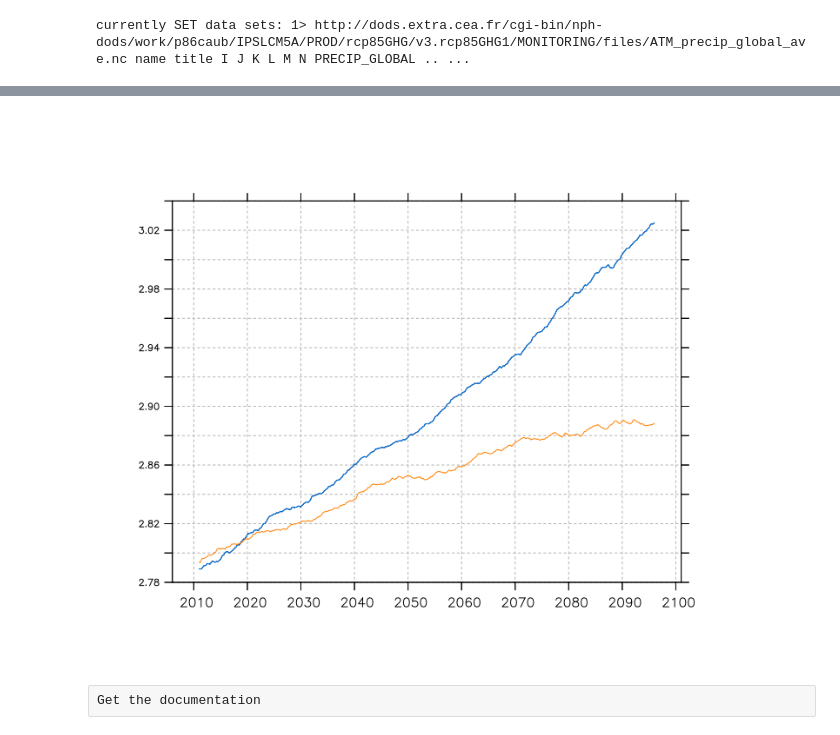
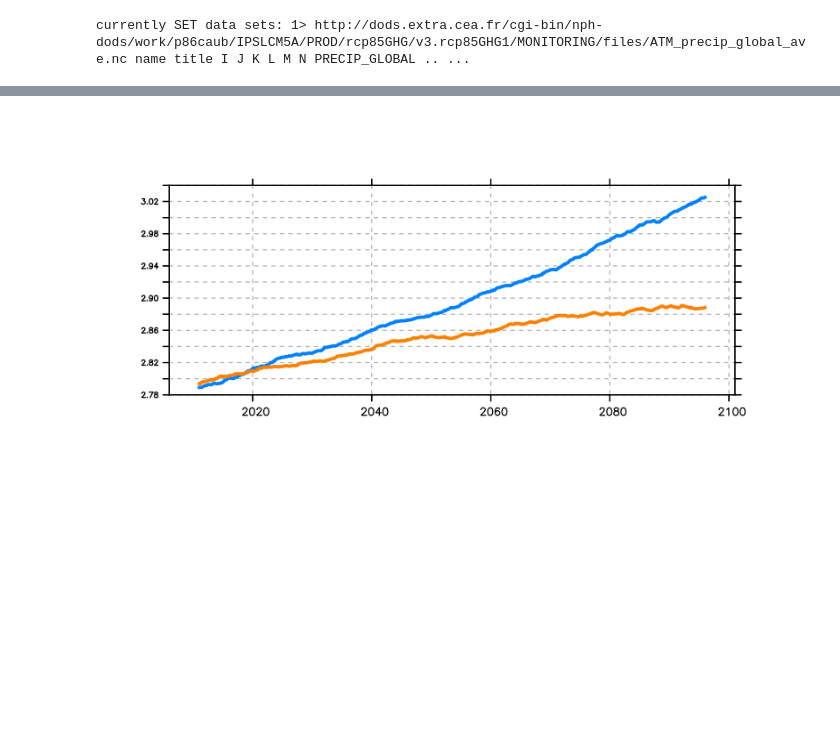
Before and after one commit to PBrockmann/ipython_ferretmagic, a Jupyter notebook: ferretmagic_test04.ipynb, the cells around one changed output, grey strips where cells are left out. Drawn from its saved outputs; the diff is of its cells as text; code cells hidden in the pictures; blank space fills up the shorter version.

```diff
--- a/ferretmagic_test04.ipynb
+++ b/ferretmagic_test04.ipynb
@@ -28,14 +37,11 @@ show data
 # %% [output]
 currently SET data sets: 1> http://dods.extra.cea.fr/cgi-bin/nph-dods/work/p86caub/IPSLCM5A/PROD/rcp85GHG/v3.rcp85GHG1/MONITORING/files/ATM_precip_global_ave.nc name title I J K L M N PRECIP_GLOBAL .. ...
 # %%
-%%ferret -a -s 800,600
-set mode linecolors 20
+%%ferret -a -s 800,400
 ppl color 2, 0, 50, 100
 ppl color 3, 100, 50, 0
-ppl color 8, 70, 70, 70
-plot/nolab/grat=(dash,color=8) PRECIP_GLOBAL[l=@sbx:120,d=1], PRECIP_GLOBAL[l=@sbx:120,d=1], PRECIP_GLOBAL[l=@sbx:120,d=2]
+ppl color 6, 70, 70, 70
+plot/nolab/color/thick=3/grat=(dash,color=6) PRECIP_GLOBAL[l=@sbx:120,d=1], PRECIP_GLOBAL[l=@sbx:120,d=2]
 # %% [output]
 [interactive output not drawn]
-[figure, old version]
+[figure, new version]
-# %% [raw]
-Get the documentation
```
Also changed, not shown: parts of 8 cells of this notebook, 4 other files.
